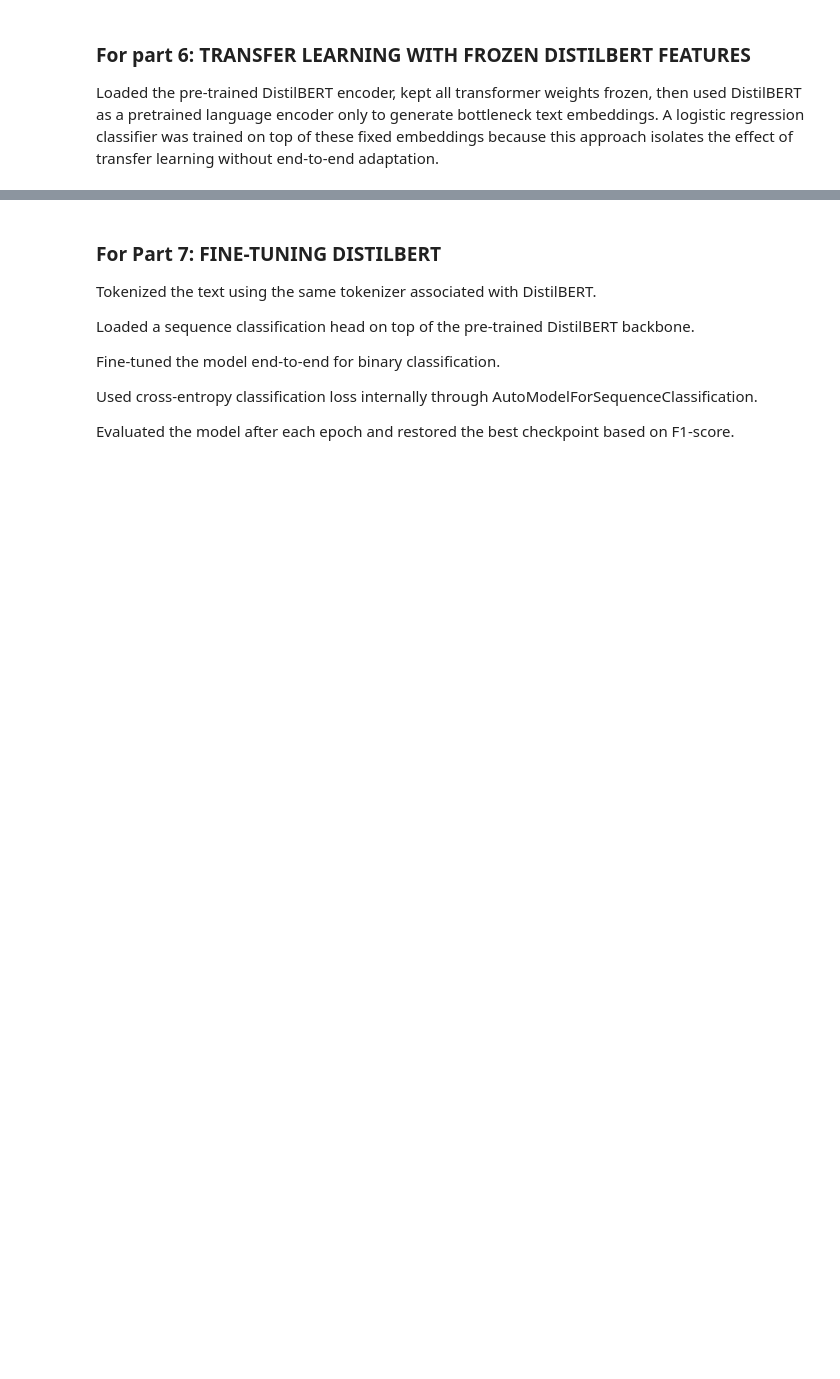
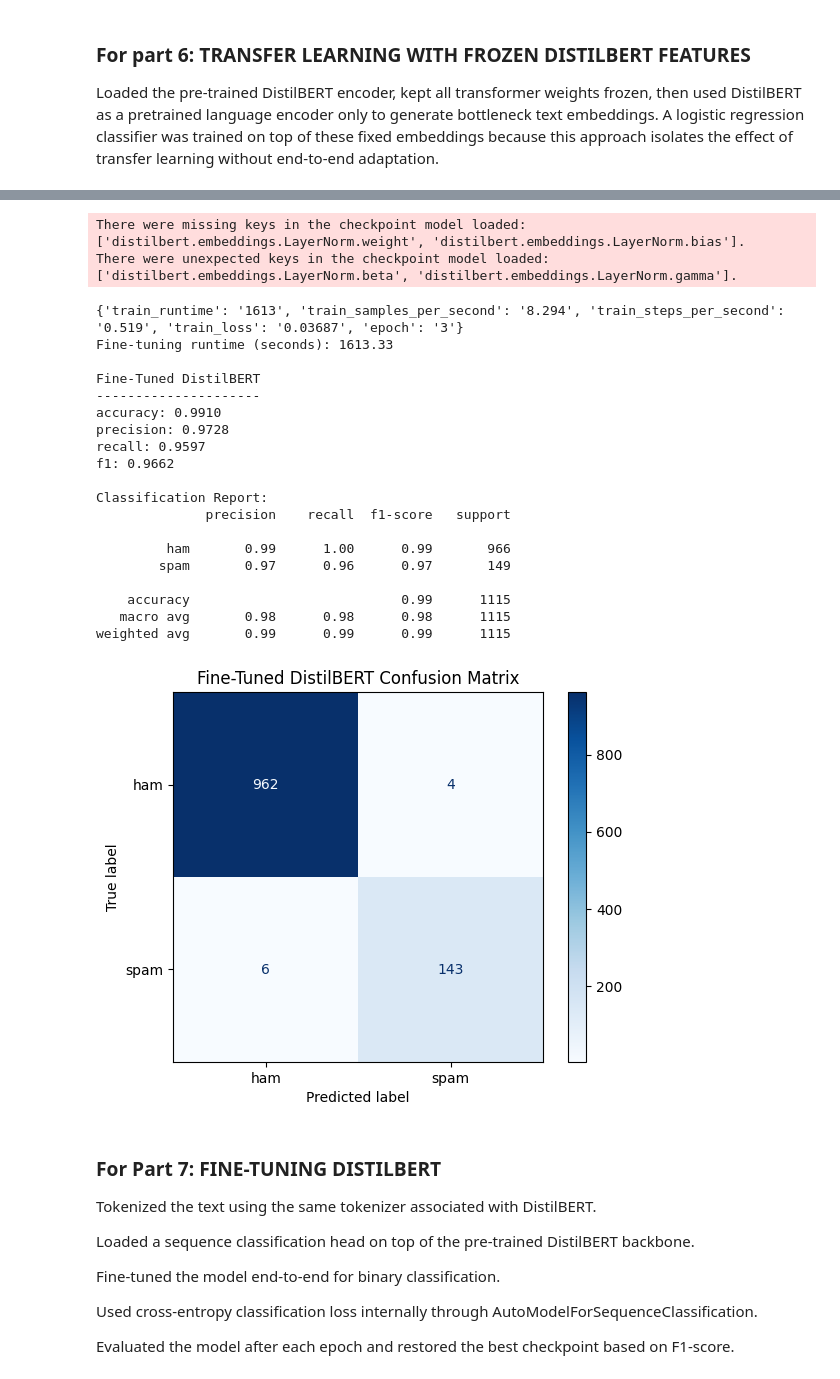
Before and after one commit to Gink3/CS7325-Labs, a Jupyter notebook: Lab 2/Lab 2.ipynb, the cells around one changed output, grey strips where cells are left out. Drawn from its saved outputs; the diff is of its cells as text; code cells hidden in the pictures; blank space fills up the shorter version.

```diff
--- a/Lab 2/Lab 2.ipynb
+++ b/Lab 2/Lab 2.ipynb
@@ -449,9 +556,9 @@ plot_conf_matrix(test_df["label"], frozen_preds, "Frozen Transfer Confusion Matr
 
 Loaded the pre-trained DistilBERT encoder, kept all transformer weights frozen, then used DistilBERT as a pretrained language encoder only to generate bottleneck text embeddings. A logistic regression classifier was trained on top of these fixed embeddings because this approach isolates the effect of transfer learning without end-to-end adaptation.
 # %%
-// =========================
-// [7] FINE-TUNING DISTILBERT
-// =========================
+# =========================
+# [7] FINE-TUNING DISTILBERT
+# =========================
 
 finetune_tokenizer = AutoTokenizer.from_pretrained(MODEL_NAME)
 
@@ -506,6 +613,7 @@ training_args = TrainingArguments(
     weight_decay=0.01,
     logging_dir="./distilbert_logs",
     logging_steps=20,
+    disable_tqdm=True,
     load_best_model_at_end=True,
     metric_for_best_model="f1",
     report_to="none"
@@ -516,7 +624,7 @@ trainer = Trainer(
     args=training_args,
     train_dataset=tokenized_dataset["train"],
     eval_dataset=tokenized_dataset["test"],
-    tokenizer=finetune_tokenizer,
+    processing_class=finetune_tokenizer,
     compute_metrics=compute_metrics_trainer
 )
 
@@ -526,12 +634,12 @@ finetune_runtime = end_timer(start)
 
 print(f"Fine-tuning runtime (seconds): {finetune_runtime:.2f}")
 
-# Evaluate on test data
-finetune_eval = trainer.evaluate()
+# Generate predictions and evaluation metrics on the test data
+pred_output = trainer.predict(tokenized_dataset["test"])
+finetune_eval = pred_output.metrics
 finetune_eval
 
 # Generate predictions for confusion matrix and report
-pred_output = trainer.predict(tokenized_dataset["test"])
 finetune_preds = np.argmax(pred_output.predictions, axis=1)
 
 finetune_metrics = print_metrics(
@@ -541,3 +649,4 @@ finetune_metrics = print_metrics(
 )
 
 plot_conf_matrix(test_df["label"], finetune_preds, "Fine-Tuned DistilBERT Confusion Matrix")
+# %% [output]
@@ -544,3 +714,25 @@ plot_conf_matrix(test_df["label"], finetune_preds, "Fine-Tuned DistilBERT Confus
+There were missing keys in the checkpoint model loaded: ['distilbert.embeddings.LayerNorm.weight', 'distilbert.embeddings.LayerNorm.bias'].
+There were unexpected keys in the checkpoint model loaded: ['distilbert.embeddings.LayerNorm.beta', 'distilbert.embeddings.LayerNorm.gamma'].
+{'train_runtime': '1613', 'train_samples_per_second': '8.294', 'train_steps_per_second': '0.519', 'train_loss': '0.03687', 'epoch': '3'}
+Fine-tuning runtime (seconds): 1613.33
+
+Fine-Tuned DistilBERT
+---------------------
+accuracy: 0.9910
+precision: 0.9728
+recall: 0.9597
+f1: 0.9662
+
+Classification Report:
+              precision    recall  f1-score   support
+
+         ham       0.99      1.00      0.99       966
+        spam       0.97      0.96      0.97       149
+
+    accuracy                           0.99      1115
+   macro avg       0.98      0.98      0.98      1115
+weighted avg       0.99      0.99      0.99      1115
+[figure, added]
 # %% [markdown]
 ### For Part 7: FINE-TUNING DISTILBERT
 
```
Also changed, not shown: parts of 11 cells of this notebook, 2 other files.
